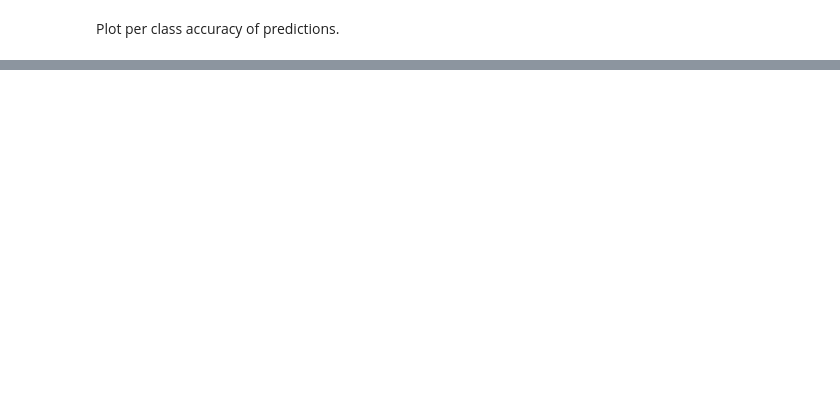
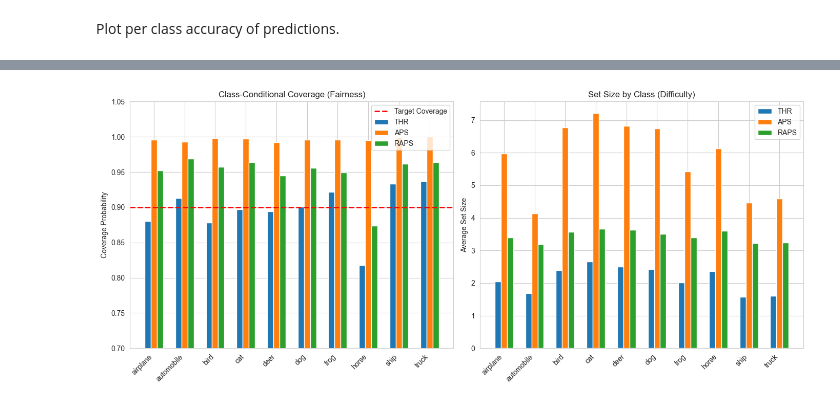
Before and after one commit to vokifrenik/Conformal-Prediction, a Jupyter notebook: conformal_classifier.ipynb, the cells around one changed output, grey strips where cells are left out. Saved outputs shown, nothing was run; the diff lists cells and outputs as text; code cells hidden in the pictures; blank space fills up the shorter version.

```diff
--- a/conformal_classifier.ipynb
+++ b/conformal_classifier.ipynb
@@ -786,0 +929,92 @@ Passing `palette` without assigning `hue` is deprecated and will be removed in v
+# %%
+"""
+    Calculates coverage and average set size for each class subgroup.
+"""
+
+def calculate_per_class_metrics(prediction_sets, true_labels, n_classes):
+    # Initialize containers for raw counts/sizes
+    class_coverages = np.zeros(n_classes)
+    class_set_sizes = [[] for _ in range(n_classes)]
+    class_counts = np.zeros(n_classes)
+
+    # 1. Iterate through every sample in the test set
+    for y_true, pred_set in zip(true_labels, prediction_sets):
+        class_index = y_true # Assuming y_true is the 0-indexed integer label
+
+        # Update count for this class
+        class_counts[class_index] += 1
+
+        # Check for coverage (Did the set contain the true label?)
+        if y_true in pred_set:
+            class_coverages[class_index] += 1
+
+        # Store the set size for later averaging
+        class_set_sizes[class_index].append(len(pred_set))
+
+    # 2. Final calculation: divide counts by totals
+    per_class_coverage = class_coverages / class_counts
+
+    # Handle classes that might not appear in the test set (if data split is small)
+    per_class_size = np.array([np.mean(sizes) if sizes else 0 for sizes in class_set_sizes])
+
+    return per_class_coverage, per_class_size
+
+# Example Usage
+# Assuming you have test_sets_thr, test_sets_aps, test_sets_raps, test_labels, and n_classes=10
+n_classes = 10
+# You will need to define your `class_names` list for the plot labels
+
+cov_thr_individual, size_thr_individual = calculate_per_class_metrics(test_sets_thr, test_labels, n_classes)
+cov_aps_individual, size_aps_individual = calculate_per_class_metrics(test_sets_aps, test_labels, n_classes)
+cov_raps_individual, size_raps_individual = calculate_per_class_metrics(test_sets_raps, test_labels, n_classes)
+
+# Now, use cov_thr, cov_aps, cov_raps, etc., in the plotting function I provided earlier.
+
+def plot_class_conditional_metrics(methods_data, class_names, alpha):
+    n_classes = len(class_names)
+    target_coverage = 1.0 - alpha
+
+    fig, axes = plt.subplots(1, 2, figsize=(14, 6))
+
+    # PLOT 1: COVERAGE
+    for name, cov_data, size_data in methods_data:
+        axes[0].bar(np.arange(n_classes) + 0.2 * methods_data.index( (name, cov_data, size_data) ) ,
+                    cov_data,
+                    width=0.2,
+                    label=name)
+
+    axes[0].axhline(target_coverage, color='red', linestyle='--', linewidth=2, label="Target Coverage")
+    axes[0].set_xticks(np.arange(n_classes) + 0.2)
+    axes[0].set_xticklabels(class_names, rotation=45, ha='right')
+    axes[0].set_ylim(0.7, 1.05)
+    axes[0].set_ylabel("Coverage Probability")
+    axes[0].set_title("Class-Conditional Coverage (Fairness)")
+    axes[0].legend()
+
+    # PLOT 2: AVERAGE SET SIZE
+    for name, cov_data, size_data in methods_data:
+        axes[1].bar(np.arange(n_classes) + 0.2 * methods_data.index( (name, cov_data, size_data) ),
+                    size_data,
+                    width=0.2,
+                    label=name)
+
+    axes[1].set_xticks(np.arange(n_classes) + 0.2)
+    axes[1].set_xticklabels(class_names, rotation=45, ha='right')
+    axes[1].set_ylabel("Average Set Size")
+    axes[1].set_title("Set Size by Class (Difficulty)")
+    axes[1].legend()
+
+    plt.tight_layout()
+    plt.show()
+
+class_names = [classes[i] for i in range(n_classes)]
+print(class_names)
+
+# Example Call:
+methods_data = [
+    ("THR", cov_thr_individual, size_thr_individual),
+    ("APS", cov_aps_individual, size_aps_individual),
+    ("RAPS", cov_raps_individual, size_raps_individual)
+]
+plot_class_conditional_metrics(methods_data, class_names, alpha)
+# %% [output]
@@ -786,0 +1022 @@ Passing `palette` without assigning `hue` is deprecated and will be removed in v
+[figure, added]
```
Also changed, not shown: parts of 37 cells of this notebook.
